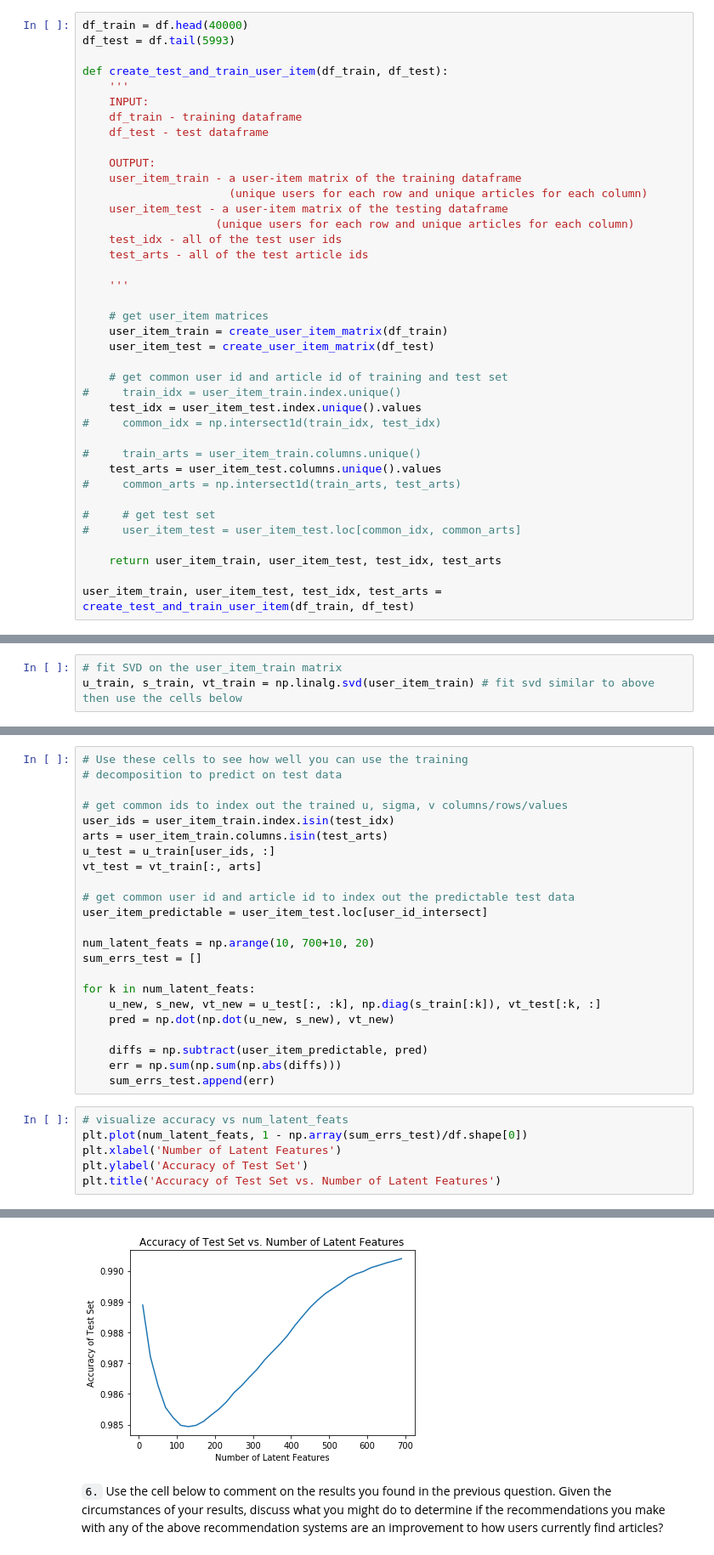
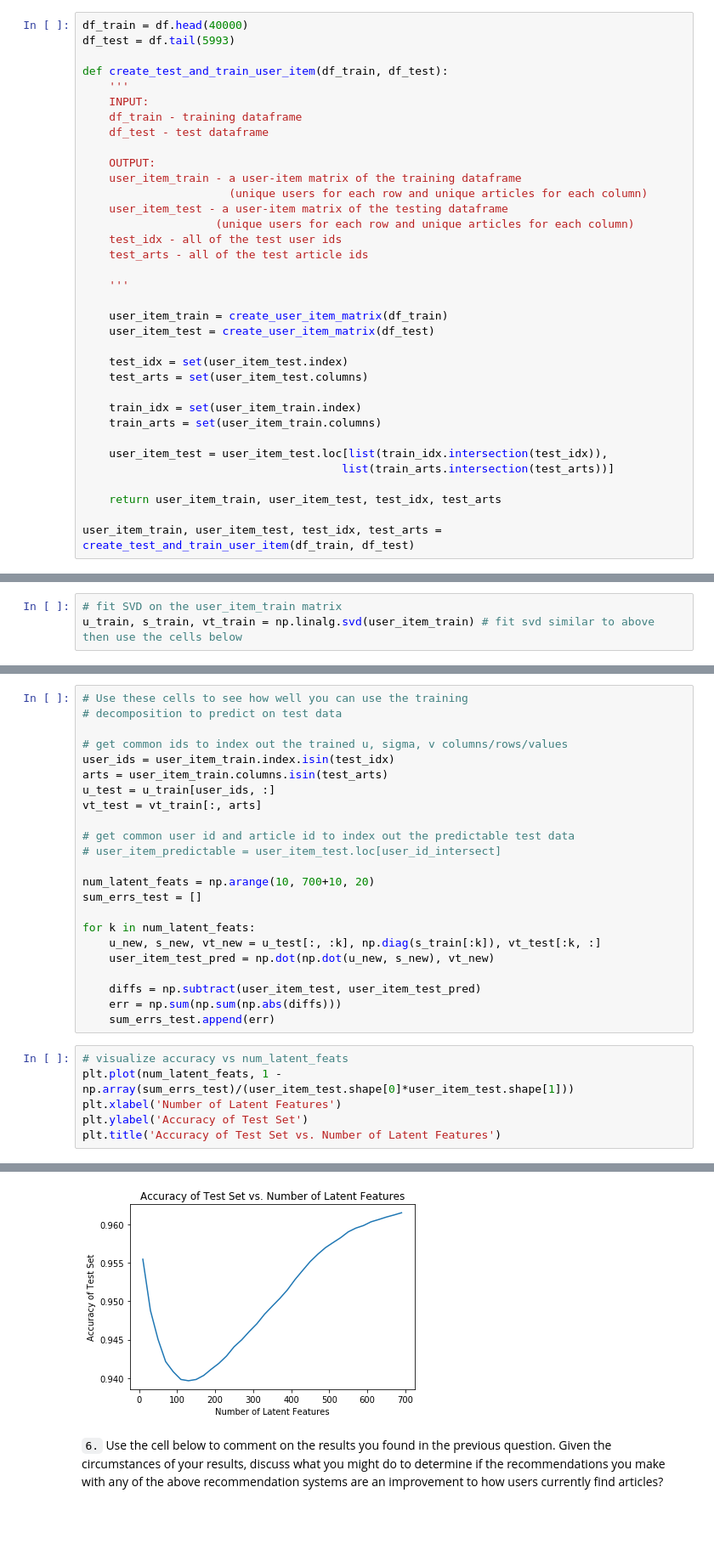
Before and after one commit to jiaxiliu95/DataScientistNanodegree, a Jupyter notebook: Recommendations with IBM/Recommendations_with_IBM.ipynb, the cells around one changed output, grey strips where cells are left out. Shown: that part at 85% size. Cells and saved outputs as stored; diff of their text form; blank space fills up the shorter version.

```diff
--- a/Recommendations with IBM/Recommendations_with_IBM.ipynb
+++ b/Recommendations with IBM/Recommendations_with_IBM.ipynb
@@ -733,21 +733,17 @@ def create_test_and_train_user_item(df_train, df_test):
 
     '''
 
-    # get user_item matrices
     user_item_train = create_user_item_matrix(df_train)
     user_item_test = create_user_item_matrix(df_test)
 
-    # get common user id and article id of training and test set
-#     train_idx = user_item_train.index.unique()
-    test_idx = user_item_test.index.unique().values
-#     common_idx = np.intersect1d(train_idx, test_idx)
+    test_idx = set(user_item_test.index)
+    test_arts = set(user_item_test.columns)
 
-#     train_arts = user_item_train.columns.unique()
-    test_arts = user_item_test.columns.unique().values
-#     common_arts = np.intersect1d(train_arts, test_arts)
+    train_idx = set(user_item_train.index)
+    train_arts = set(user_item_train.columns)
 
-#     # get test set
-#     user_item_test = user_item_test.loc[common_idx, common_arts]
+    user_item_test = user_item_test.loc[list(train_idx.intersection(test_idx)),
+                                       list(train_arts.intersection(test_arts))]
 
     return user_item_train, user_item_test, test_idx, test_arts
 
@@ -821,27 +807,27 @@ u_test = u_train[user_ids, :]
 vt_test = vt_train[:, arts]
 
 # get common user id and article id to index out the predictable test data
-user_item_predictable = user_item_test.loc[user_id_intersect]
+# user_item_predictable = user_item_test.loc[user_id_intersect]
 
 num_latent_feats = np.arange(10, 700+10, 20)
 sum_errs_test = []
 
 for k in num_latent_feats:
     u_new, s_new, vt_new = u_test[:, :k], np.diag(s_train[:k]), vt_test[:k, :]
-    pred = np.dot(np.dot(u_new, s_new), vt_new)
+    user_item_test_pred = np.dot(np.dot(u_new, s_new), vt_new)
 
-    diffs = np.subtract(user_item_predictable, pred)
+    diffs = np.subtract(user_item_test, user_item_test_pred)
     err = np.sum(np.sum(np.abs(diffs)))
     sum_errs_test.append(err)
 # %%
 # visualize accuracy vs num_latent_feats
-plt.plot(num_latent_feats, 1 - np.array(sum_errs_test)/df.shape[0])
+plt.plot(num_latent_feats, 1 - np.array(sum_errs_test)/(user_item_test.shape[0]*user_item_test.shape[1]))
 plt.xlabel('Number of Latent Features')
 plt.ylabel('Accuracy of Test Set')
 plt.title('Accuracy of Test Set vs. Number of Latent Features')
 # %% [output]
 Text(0.5,1,'Accuracy of Test Set vs. Number of Latent Features')
-[figure, old version]
+[figure, new version]
 # %% [markdown]
 `6.` Use the cell below to comment on the results you found in the previous question. Given the circumstances of your results, discuss what you might do to determine if the recommendations you make with any of the above recommendation systems are an improvement to how users currently find articles?
 # %% [markdown]
```
Also changed, not shown: parts of 6 cells of this notebook.
